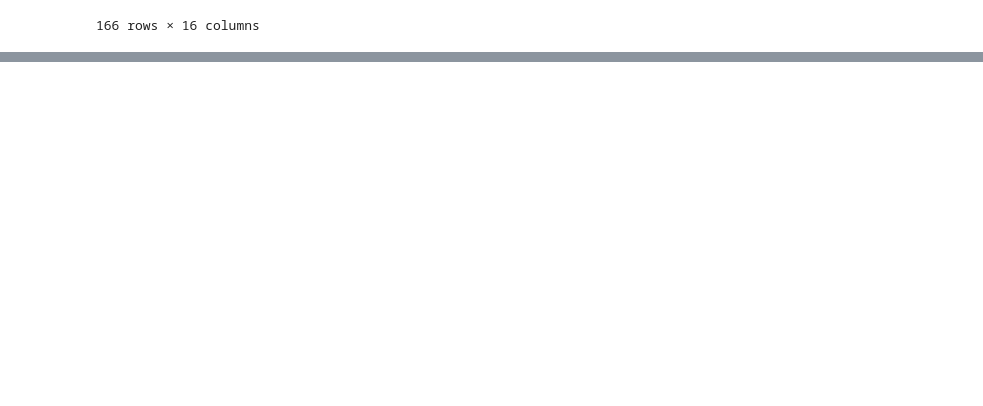
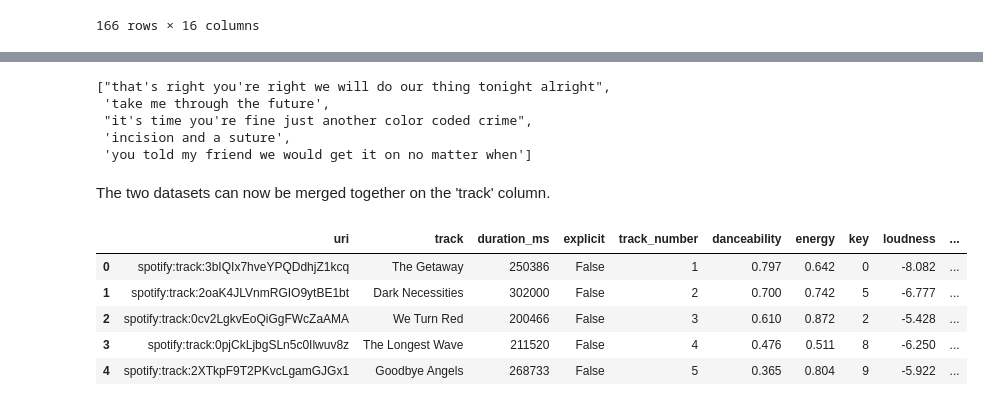
Before and after one commit to klsalcedo/lyric_generation, a Jupyter notebook: lyric_generation.ipynb, the cells around one changed output, grey strips where cells are left out. Drawn from its saved outputs; the diff is of its cells as text; code cells hidden in the pictures; blank space fills up the shorter version.

```diff
--- a/lyric_generation.ipynb
+++ b/lyric_generation.ipynb
@@ -87,3 +99,21 @@ rhcp
 | 164 | spotify:track:5zpQqzJeTUyLw5CYWzYM5t | Freaky Styley | 529373 | True | 17 | 0.501 | 0.977 | 9 | -5.421 | ... |
 | 165 | spotify:track:1JLpye0faF5iZ4cTz2vs71 | Millionaires Against Hunger | 208426 | True | 18 | 0.815 | 0.970 | 2 | -3.384 | ... |
 166 rows × 16 columns
+# %%
+#creating lyric dataframe
+lyric_df = pd.DataFrame(columns=['track','album','lyrics','cleaned_lyrics'])
+
+files = ['lyrics_data/Lyrics_TheGetaway.json','lyrics_data/Lyrics_Californication.json',
+         'lyrics_data/Lyrics_BytheWay.json',
+        'lyrics_data/Lyrics_BloodSugarSexMagik.json','lyrics_data/Lyrics_FreakyStyley.json',
+        'lyrics_data/Lyrics_ImwithYou.json', 'lyrics_data/Lyrics_MothersMilk.json',
+        'lyrics_data/Lyrics_OneHotMinute.json','lyrics_data/Lyrics_StadiumArcadium.json',
+         'lyrics_data/Lyrics_TheUpliftMofoPartyPlan.json']
+
+#looping through albums to extract song lyrics
+for i in range(len(files)):
+    with open(files[i]) as f:
+        data = json.load(f)
+    lyric_df = lyrics_to_df(data, lyric_df)
+
+lyric_df
@@ -89,0 +144,22 @@ rhcp
+# %%
+for i in range(len(lyric_df['lyrics'])):
+    x = lyric_df['lyrics'][i]
+
+    #removing last embedded word - URLCopyEmbedCopy
+    x = x.replace('URLCopyEmbedCopy', ' ').replace(',','')
+
+    #removing text in brackets
+    x = re.sub(r'[\(\[].*?[\)\]]', '', x)
+
+    #removing [digits]EmbedShare
+    x = re.sub('\d+\S*', '', x)
+
+    #seperating lines (\n)
+    x = os.linesep.join([s for s in x.splitlines() if s])
+
+    #chaning all words to lowercase
+    x = x.lower().split('\n')
+
+    lyric_df['cleaned_lyrics'][i] = x
+
+lyric_df.head()
@@ -89,0 +173,21 @@ rhcp
+# %%
+#checking first 5 lines
+lyric_df['cleaned_lyrics'][0][:5]
+# %% [output]
+["that's right you're right we will do our thing tonight alright",
+ 'take me through the future',
+ "it's time you're fine just another color coded crime",
+ 'incision and a suture',
+ 'you told my friend we would get it on no matter when']
+# %% [markdown]
+The two datasets can now be merged together on the 'track' column.
+# %%
+rhcp = pd.merge(rhcp, lyric_df, on=['track'])
+rhcp.head()
+# %% [output]
+|  | uri | track | duration_ms | explicit | track_number | danceability | energy | key | loudness | ... |
+| 0 | spotify:track:3bIQIx7hveYPQDdhjZ1kcq | The Getaway | 250386 | False | 1 | 0.797 | 0.642 | 0 | -8.082 | ... |
+| 1 | spotify:track:2oaK4JLVnmRGIO9ytBE1bt | Dark Necessities | 302000 | False | 2 | 0.700 | 0.742 | 5 | -6.777 | ... |
+| 2 | spotify:track:0cv2LgkvEoQiGgFWcZaAMA | We Turn Red | 200466 | False | 3 | 0.610 | 0.872 | 2 | -5.428 | ... |
+| 3 | spotify:track:0pjCkLjbgSLn5c0Ilwuv8z | The Longest Wave | 211520 | False | 4 | 0.476 | 0.511 | 8 | -6.250 | ... |
+| 4 | spotify:track:2XTkpF9T2PKvcLgamGJGx1 | Goodbye Angels | 268733 | False | 5 | 0.365 | 0.804 | 9 | -5.922 | ... |
```
Also changed, not shown: parts of 87 cells of this notebook, 1 other file.
